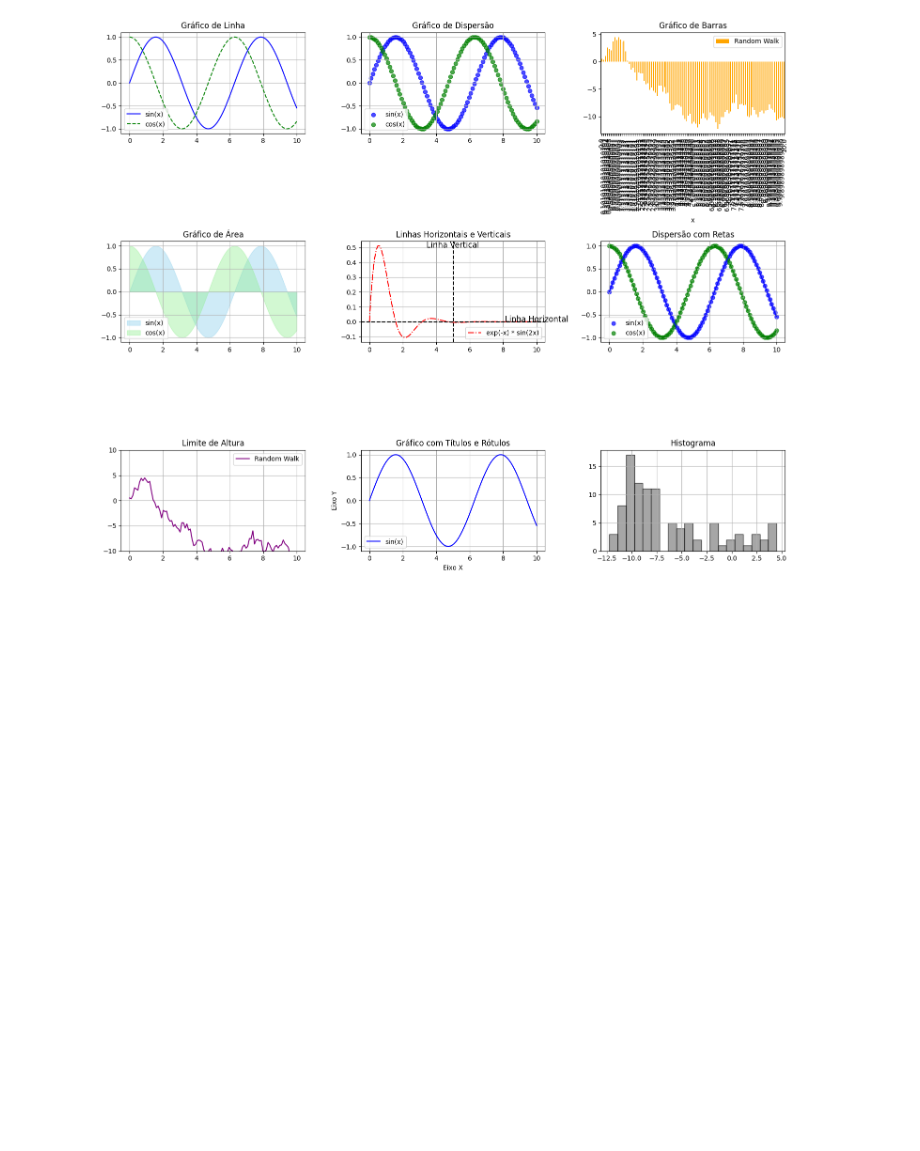
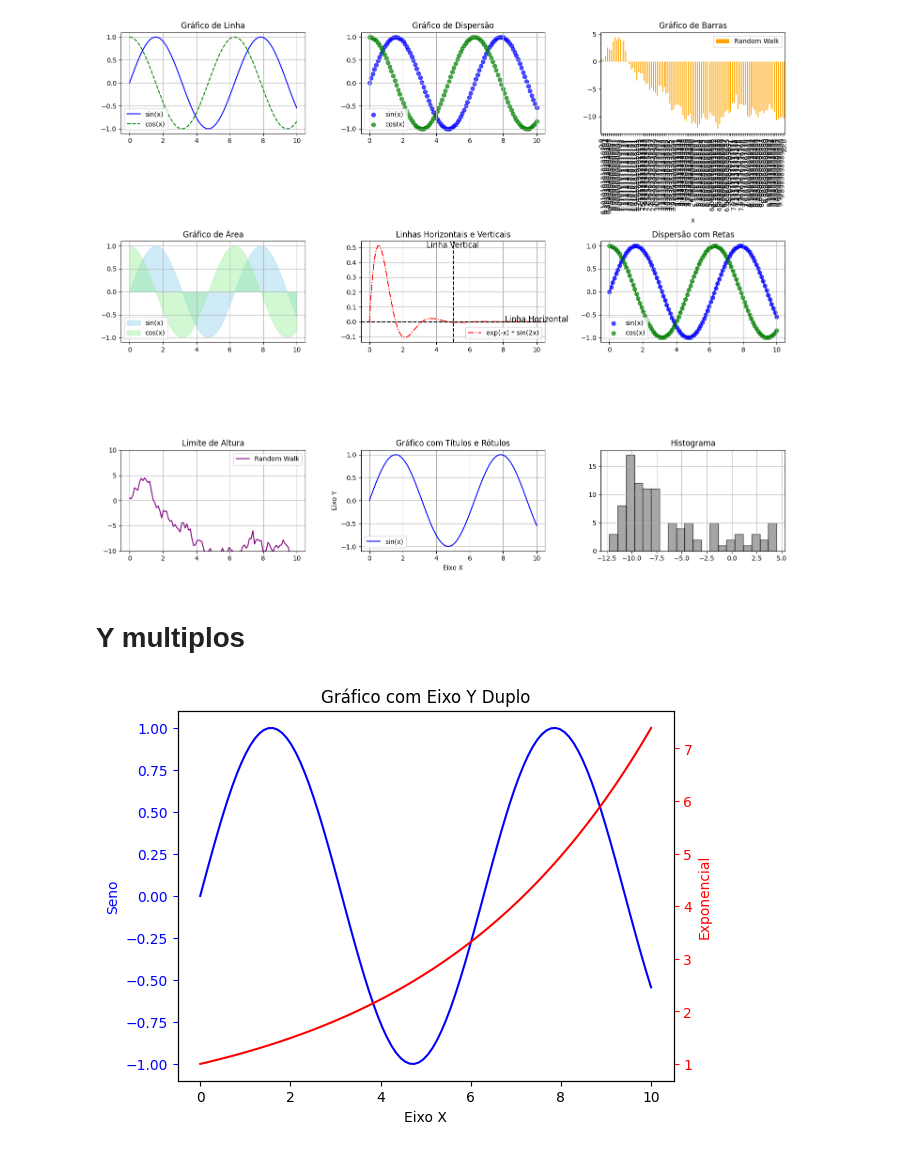
Before and after one commit to AnaMarcacini/CienciaDeDados, a Jupyter notebook: Sub/obs.ipynb, the cells around one changed output. Drawn from its saved outputs; the diff is of its cells as text; code cells hidden in the pictures; blank space fills up the shorter version.

```diff
--- a/Sub/obs.ipynb
+++ b/Sub/obs.ipynb
@@ -2130,3 +2130,32 @@ plt.tight_layout()
 plt.show()
 # %% [output]
 [figure]
+# %% [markdown]
+# Y multiplos
+# %%
+import numpy as np
+import matplotlib.pyplot as plt
+
+# Dados
+x = np.linspace(0, 10, 100)
+y1 = np.sin(x)
+y2 = np.exp(x / 5)
+
+fig, ax1 = plt.subplots()
+
+# Primeiro eixo y
+ax1.plot(x, y1, 'b-')
+ax1.set_xlabel('Eixo X')
+ax1.set_ylabel('Seno', color='b')
+ax1.tick_params('y', colors='b')
+
+# Segundo eixo y
+ax2 = ax1.twinx()
+ax2.plot(x, y2, 'r-')
+ax2.set_ylabel('Exponencial', color='r')
+ax2.tick_params('y', colors='r')
+
+plt.title('Gráfico com Eixo Y Duplo')
+plt.show()
+# %% [output]
+[figure, added]
```
Also changed, not shown: parts of 10 cells of this notebook, 16 other files.
